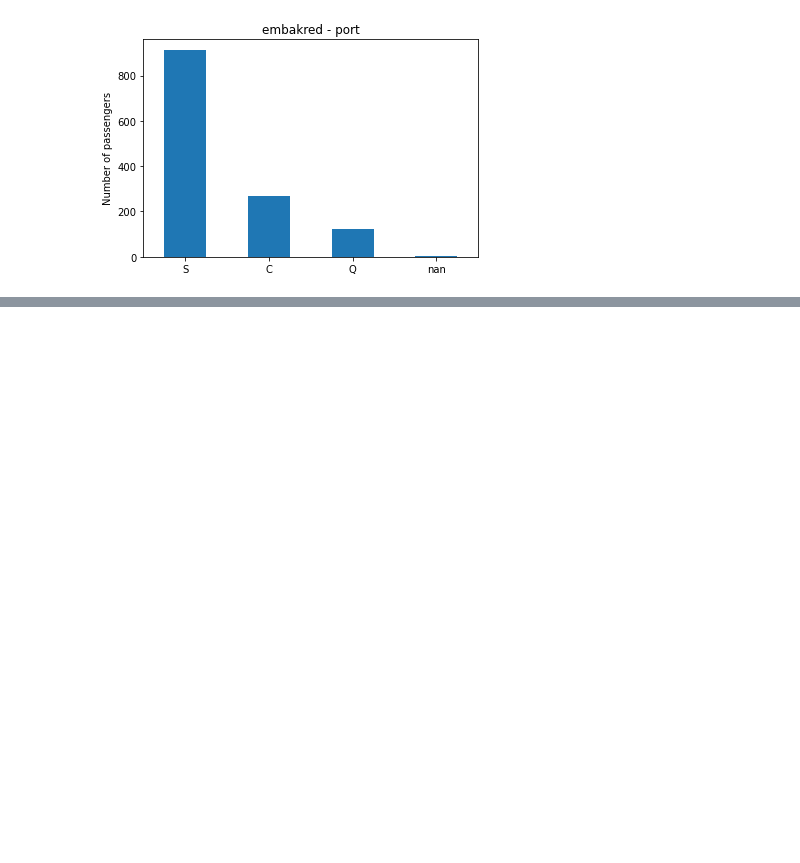
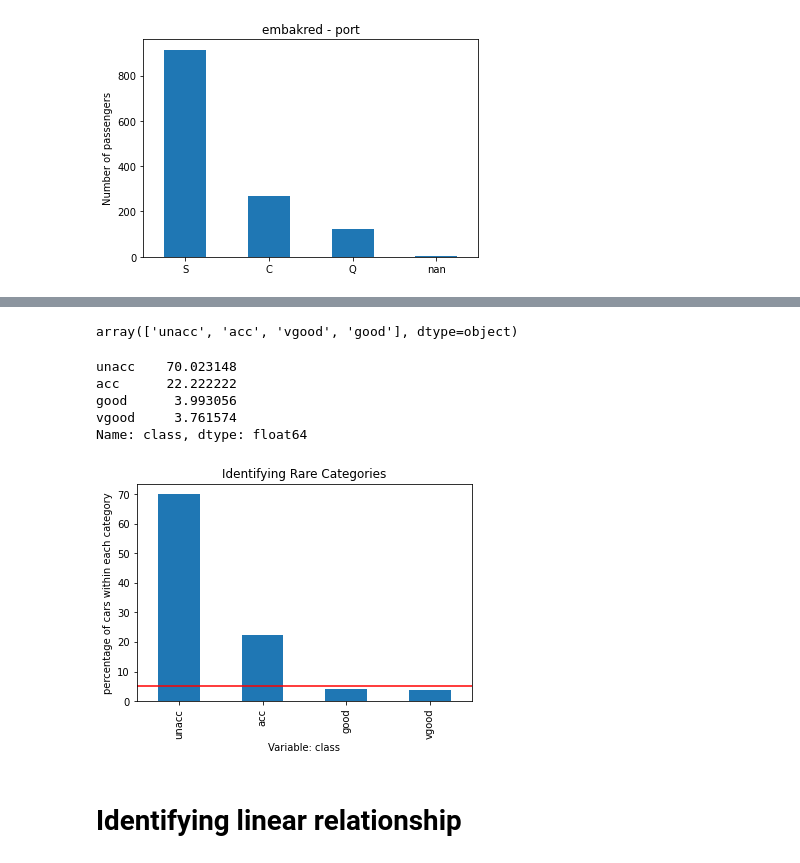
Before and after one commit to dajebbar/feature_engineering, a Jupyter notebook: python_fe/Lec-1.ipynb, the cells around one changed output, grey strips where cells are left out. Cells and saved outputs as stored; diff of their text form; code cells hidden in the pictures; blank space fills up the shorter version.

```diff
--- a/python_fe/Lec-1.ipynb
+++ b/python_fe/Lec-1.ipynb
@@ -101,0 +235,5 @@ plt.show();
+# %%
+car = pd.read_csv('../datas/car.data', header=None)
+car.columns = ['buying', 'maint', 'doors', 'persons', 'lug_boot', 'safety', 'class']
+
+car.sample(n=8)
@@ -101,0 +250,28 @@ plt.show();
+# %%
+car['class'].unique()
+# %% [output]
+array(['unacc', 'acc', 'vgood', 'good'], dtype=object)
+# %%
+car['class'].value_counts(dropna=False, normalize=True).mul(100.)
+# %% [output]
+unacc    70.023148
+acc      22.222222
+good      3.993056
+vgood     3.761574
+Name: class, dtype: float64
+# %%
+fig = (
+    car['class'].value_counts(dropna=False, normalize=True)
+    .mul(100.)
+    .plot.bar()
+)
+
+fig.axhline(y=5, color='red')
+fig.set_ylabel('percentage of cars within each category')
+fig.set_xlabel('Variable: class')
+fig.set_title('Identifying Rare Categories')
+plt.show();
+# %% [output]
+[figure, added]
+# %% [markdown]
+# Identifying linear relationship
```
Also changed, not shown: parts of 24 cells of this notebook.
